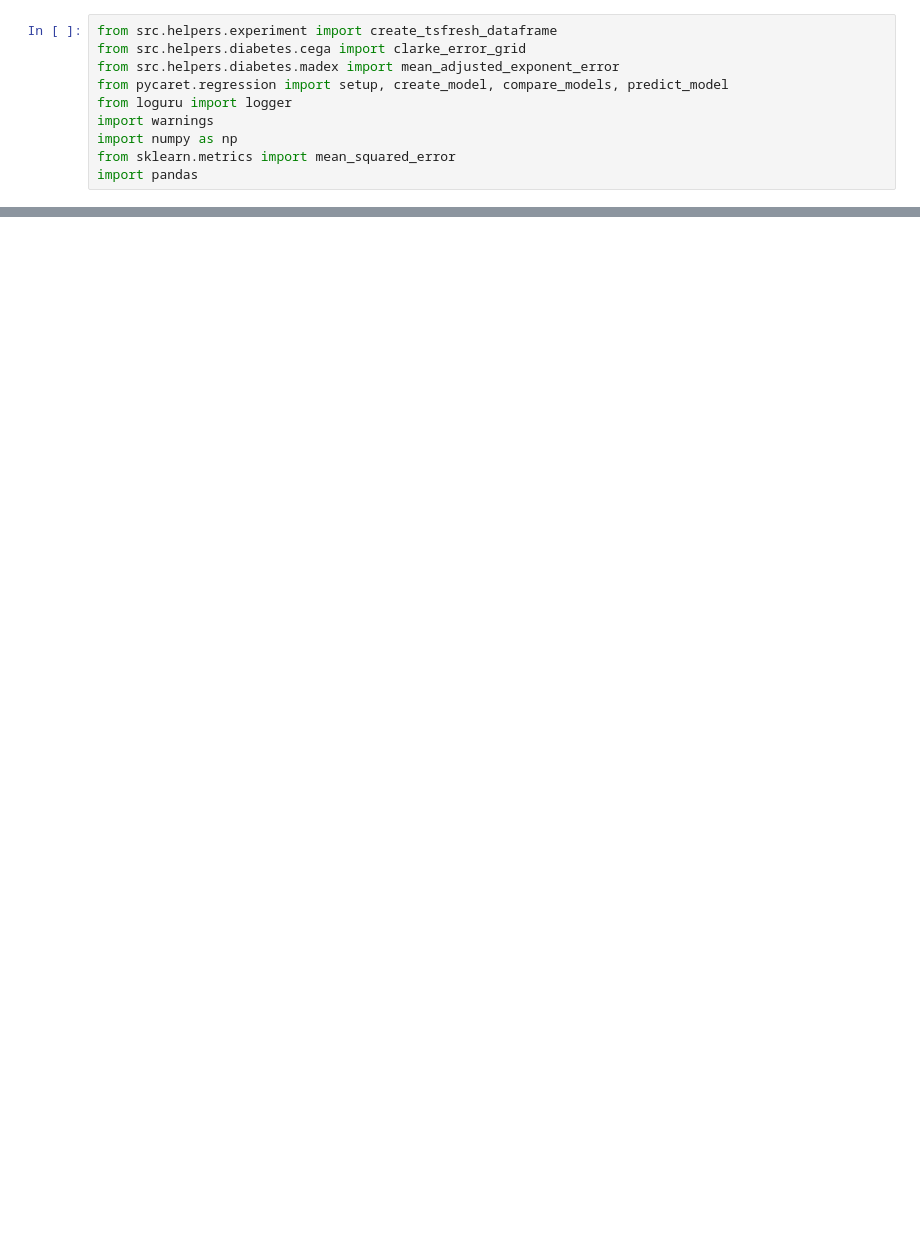
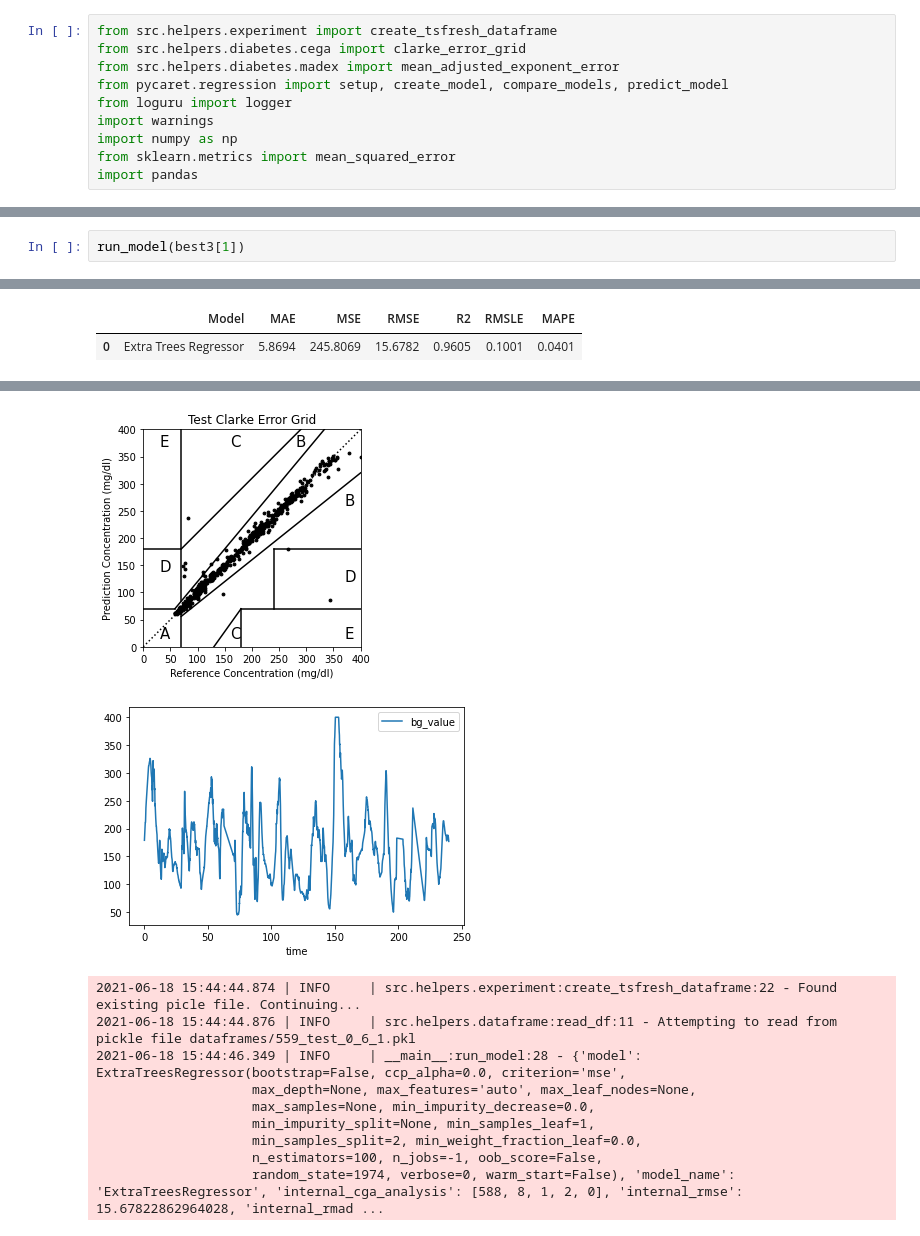
Before and after one commit to spitoglou/diabetes, a Jupyter notebook: run_experiment.ipynb, the cells around one changed output, grey strips where cells are left out. Cells and saved outputs as stored; diff of their text form; blank space fills up the shorter version.

```diff
--- a/run_experiment.ipynb
+++ b/run_experiment.ipynb
@@ -175,0 +181,3 @@ output
+# %%
+run_model(best3[1])
+# %% [output]
@@ -175,0 +198,2 @@ output
+|  | Model | MAE | MSE | RMSE | R2 | RMSLE | MAPE |
+| 0 | Extra Trees Regressor | 5.8694 | 245.8069 | 15.6782 | 0.9605 | 0.1001 | 0.0401 |
@@ -175,0 +202,11 @@ output
+[figure, added]
+[figure, added]
+2021-06-18 15:44:44.874 | INFO     | src.helpers.experiment:create_tsfresh_dataframe:22 - Found existing picle file. Continuing...
+2021-06-18 15:44:44.876 | INFO     | src.helpers.dataframe:read_df:11 - Attempting to read from pickle file dataframes/559_test_0_6_1.pkl
+2021-06-18 15:44:46.349 | INFO     | __main__:run_model:28 - {'model': ExtraTreesRegressor(bootstrap=False, ccp_alpha=0.0, criterion='mse',
+                    max_depth=None, max_features='auto', max_leaf_nodes=None,
+                    max_samples=None, min_impurity_decrease=0.0,
+                    min_impurity_split=None, min_samples_leaf=1,
+                    min_samples_split=2, min_weight_fraction_leaf=0.0,
+                    n_estimators=100, n_jobs=-1, oob_score=False,
+                    random_state=1974, verbose=0, warm_start=False), 'model_name': 'ExtraTreesRegressor', 'internal_cga_analysis': [588, 8, 1, 2, 0], 'internal_rmse': 15.67822862964028, 'internal_rmad ...
```
Also changed, not shown: parts of 14 cells of this notebook.
